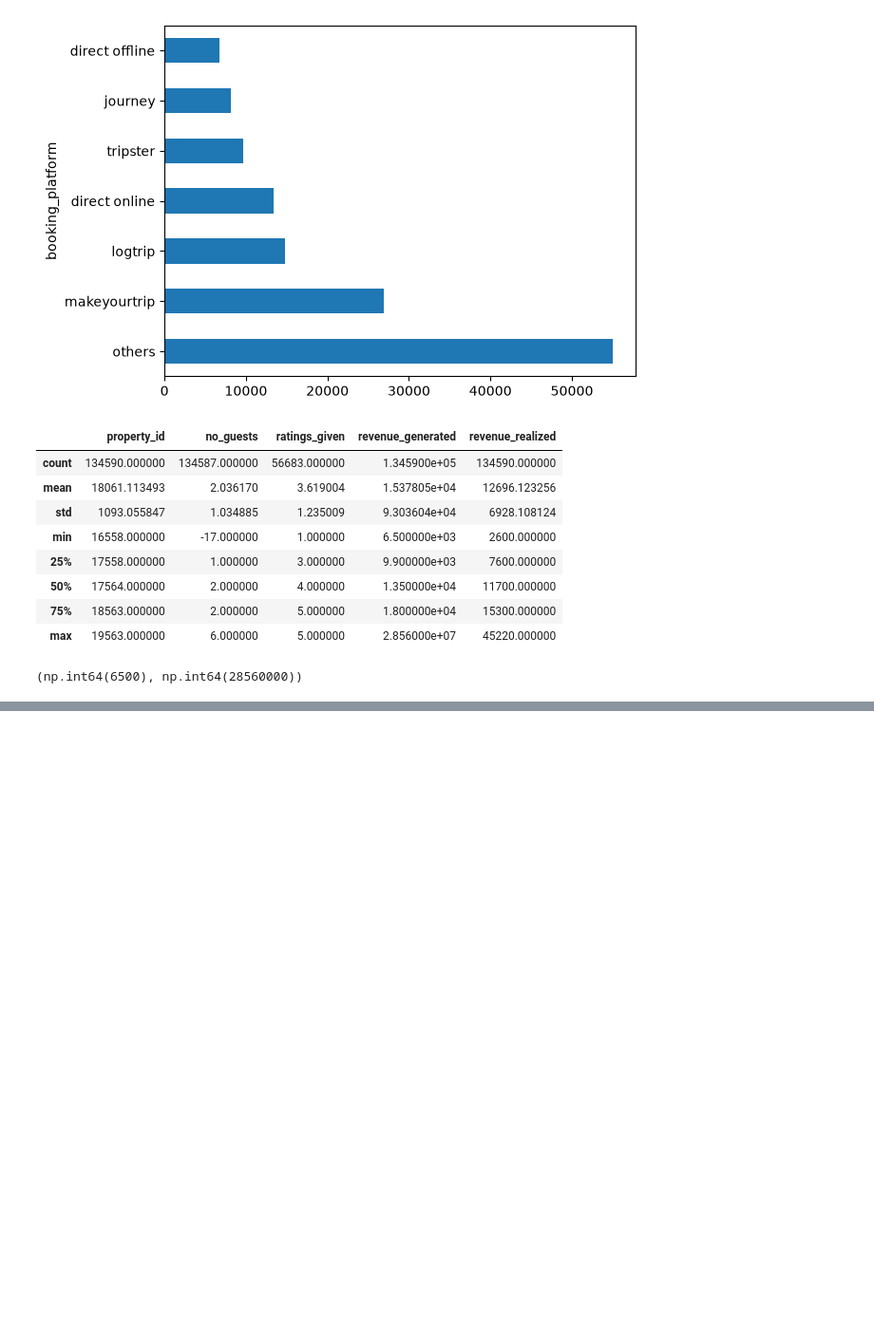
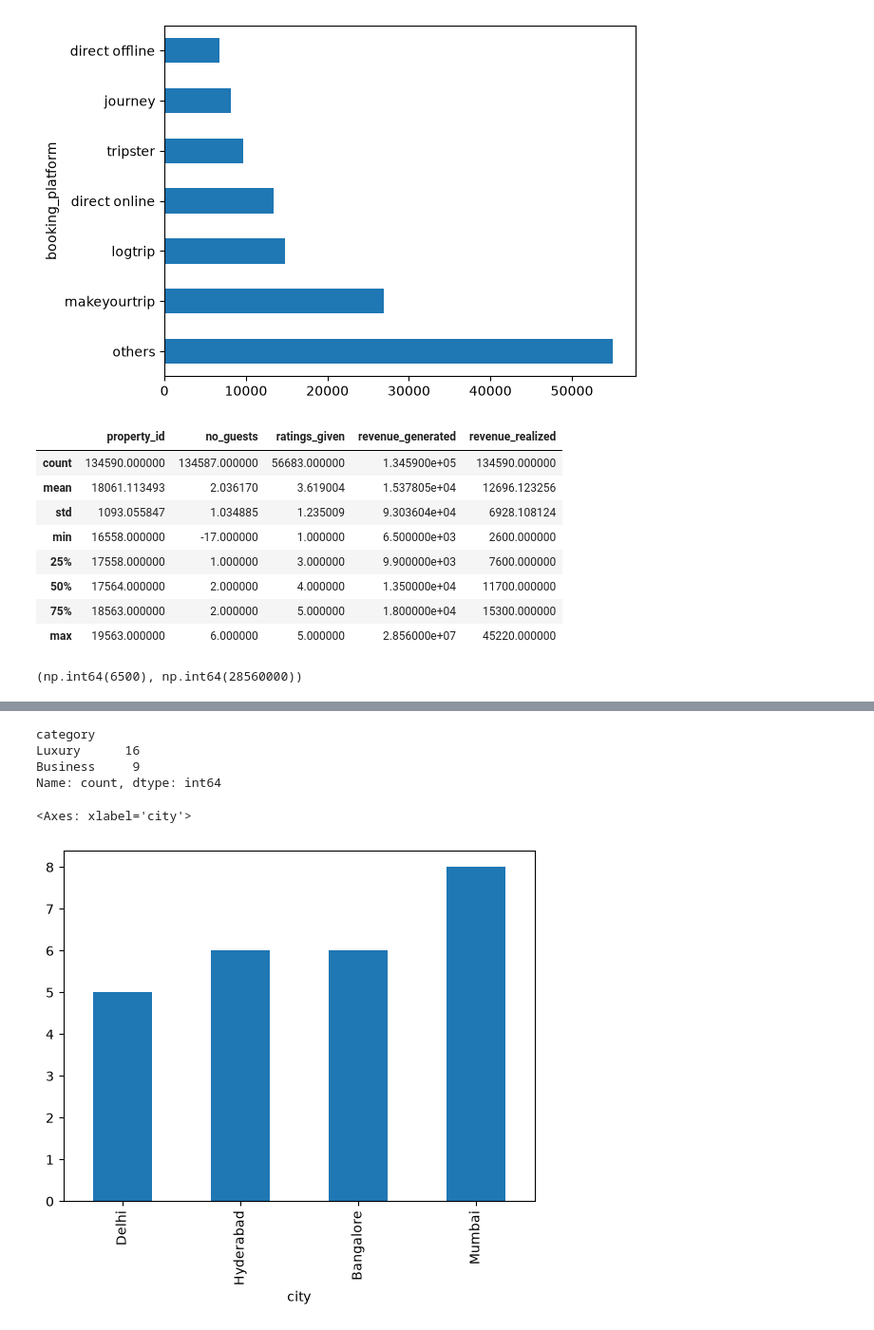
Before and after one commit to dev-p-analytics/hospitality-eda, a Jupyter notebook: hotel.ipynb, the cells around one changed output, grey strips where cells are left out. Shown at 95% size. Drawn from its saved outputs; the diff is of its cells as text; code cells hidden in the pictures; blank space fills up the shorter version.

Commit message:
add basic statistics and visualisation for hotels data

```diff
--- a/hotel.ipynb
+++ b/hotel.ipynb
@@ -69,0 +82,12 @@ df_bookings.revenue_generated.min(),df_bookings.revenue_generated.max()
+# %%
+df_hotels.category.value_counts()
+# %% [output]
+category
+Luxury      16
+Business     9
+Name: count, dtype: int64
+# %%
+df_hotels.city.value_counts().sort_values().plot(kind='bar')
+# %% [output]
+<Axes: xlabel='city'>
+[figure, added]
```
Also changed, not shown: parts of 2 cells of this notebook.
